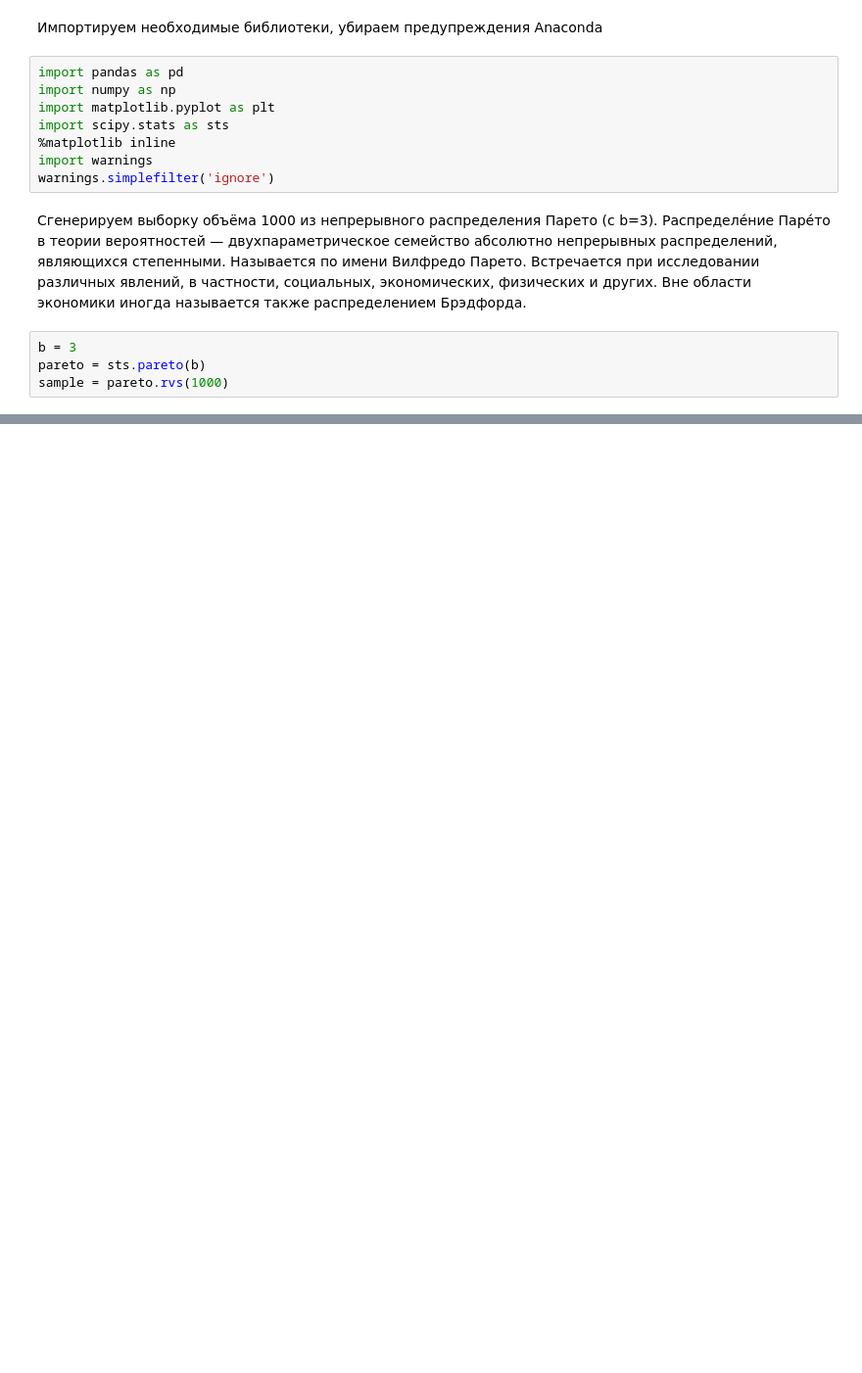
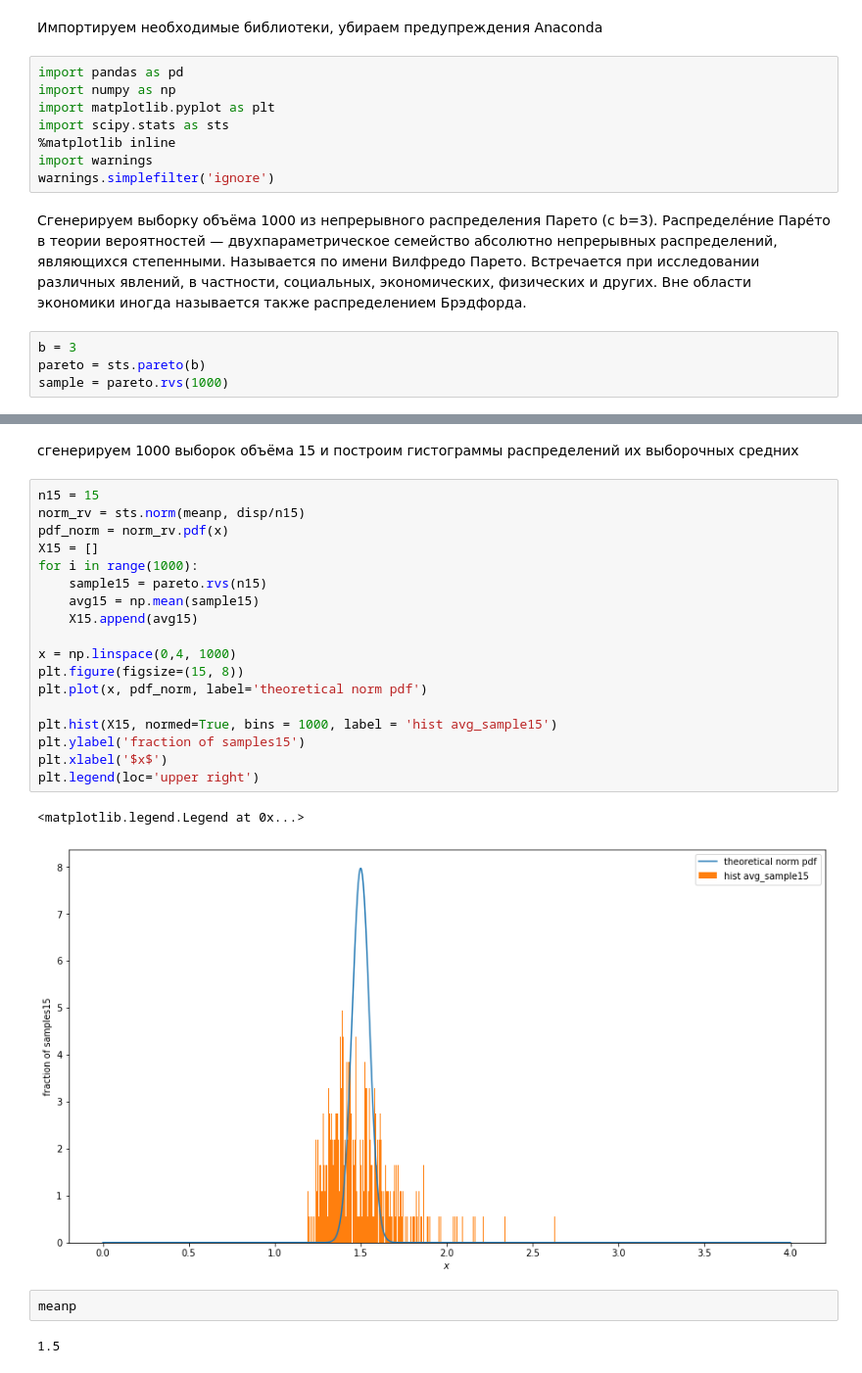
Before and after one commit to 0708pasha/ML_YANDEX, a Jupyter notebook: 1 course/4_week/ДЗ/task1.ipynb, the cells around one changed output, grey strips where cells are left out. Shown: that part at 98% size. Cells and saved outputs as stored; diff of their text form; blank space fills up the shorter version.

```diff
--- a/1 course/4_week/ДЗ/task1.ipynb
+++ b/1 course/4_week/ДЗ/task1.ipynb
@@ -45,0 +70,27 @@ plt.legend(loc='upper right')
+# %% [markdown]
+сгенерируем 1000 выборок объёма 15 и построим гистограммы распределений их выборочных средних
+# %%
+n15 = 15
+norm_rv = sts.norm(meanp, disp/n15)
+pdf_norm = norm_rv.pdf(x)
+X15 = []
+for i in range(1000):
+    sample15 = pareto.rvs(n15)
+    avg15 = np.mean(sample15)
+    X15.append(avg15)
+
+x = np.linspace(0,4, 1000)
+plt.figure(figsize=(15, 8))
+plt.plot(x, pdf_norm, label='theoretical norm pdf')
+
+plt.hist(X15, normed=True, bins = 1000, label = 'hist avg_sample15')
+plt.ylabel('fraction of samples15')
+plt.xlabel('$x$')
+plt.legend(loc='upper right')
+# %% [output]
+<matplotlib.legend.Legend at 0x...>
+[figure, added]
+# %%
+meanp
+# %% [output]
+1.5
```
Also changed, not shown: parts of 9 cells of this notebook.
